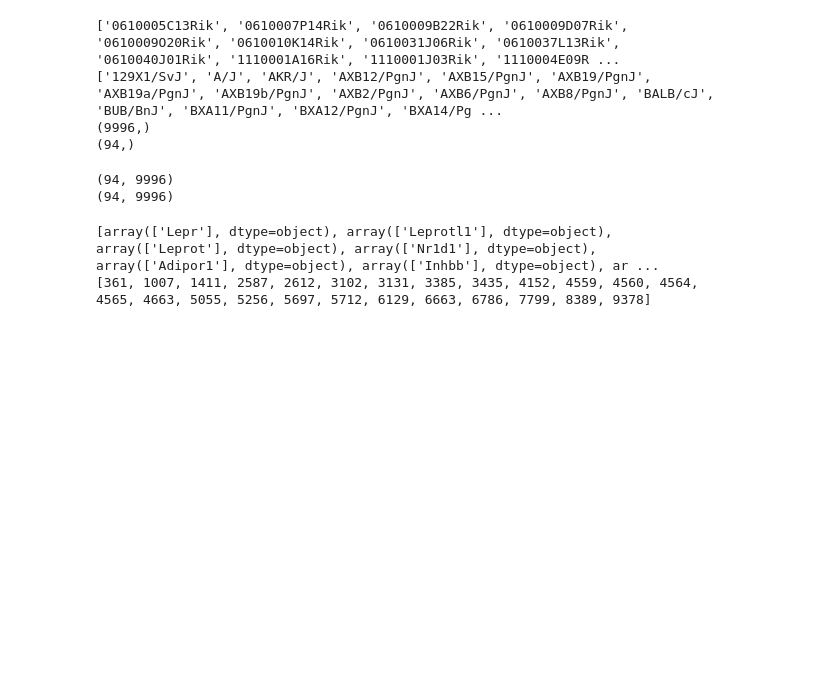
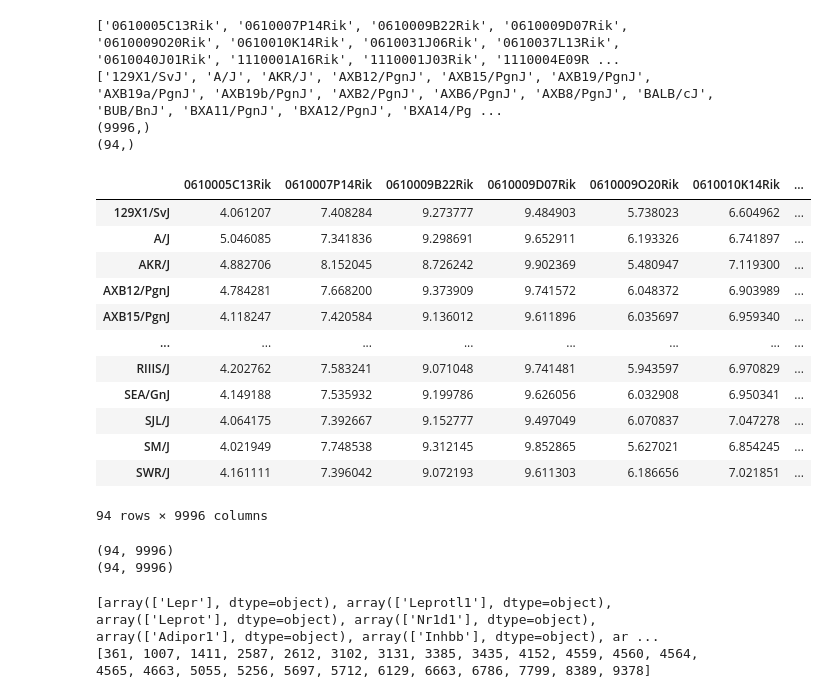
Before and after one commit to aeaswar81/MultiCens, a Jupyter notebook: Mouse centrality Leptin Aravind.ipynb, the cells around one changed output. Drawn from its saved outputs; the diff is of its cells as text; code cells hidden in the pictures; blank space fills up the shorter version.

```diff
--- a/Mouse centrality Leptin Aravind.ipynb
+++ b/Mouse centrality Leptin Aravind.ipynb
@@ -188,6 +217,22 @@ target_tissue = adipose.loc[samples, genes]#hypothalamus.loc[samples, genes]
 ['129X1/SvJ', 'A/J', 'AKR/J', 'AXB12/PgnJ', 'AXB15/PgnJ', 'AXB19/PgnJ', 'AXB19a/PgnJ', 'AXB19b/PgnJ', 'AXB2/PgnJ', 'AXB6/PgnJ', 'AXB8/PgnJ', 'BALB/cJ', 'BUB/BnJ', 'BXA11/PgnJ', 'BXA12/PgnJ', 'BXA14/Pg ...
 (9996,)
 (94,)
+# %%
+source_tissue
+# %% [output]
+|  | 0610005C13Rik | 0610007P14Rik | 0610009B22Rik | 0610009D07Rik | 0610009O20Rik | 0610010K14Rik | ... |
+| 129X1/SvJ | 4.061207 | 7.408284 | 9.273777 | 9.484903 | 5.738023 | 6.604962 | ... |
+| A/J | 5.046085 | 7.341836 | 9.298691 | 9.652911 | 6.193326 | 6.741897 | ... |
+| AKR/J | 4.882706 | 8.152045 | 8.726242 | 9.902369 | 5.480947 | 7.119300 | ... |
+| AXB12/PgnJ | 4.784281 | 7.668200 | 9.373909 | 9.741572 | 6.048372 | 6.903989 | ... |
+| AXB15/PgnJ | 4.118247 | 7.420584 | 9.136012 | 9.611896 | 6.035697 | 6.959340 | ... |
+| ... | ... | ... | ... | ... | ... | ... | ... |
+| RIIIS/J | 4.202762 | 7.583241 | 9.071048 | 9.741481 | 5.943597 | 6.970829 | ... |
+| SEA/GnJ | 4.149188 | 7.535932 | 9.199786 | 9.626056 | 6.032908 | 6.950341 | ... |
+| SJL/J | 4.064175 | 7.392667 | 9.152777 | 9.497049 | 6.070837 | 7.047278 | ... |
+| SM/J | 4.021949 | 7.748538 | 9.312145 | 9.852865 | 5.627021 | 6.854245 | ... |
+| SWR/J | 4.161111 | 7.396042 | 9.072193 | 9.611303 | 6.186656 | 7.021851 | ... |
+94 rows × 9996 columns
 # %%
 print(source_tissue.shape)
 print(target_tissue.shape)
```
Also changed, not shown: parts of 24 cells of this notebook, 8 other files.
